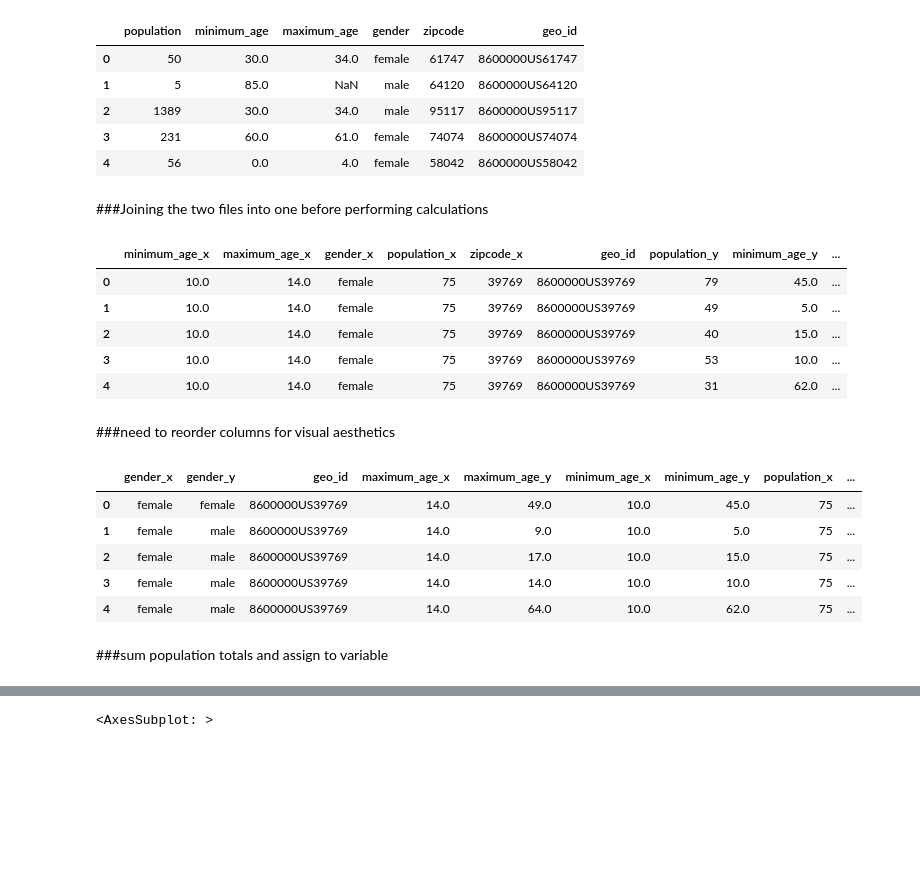
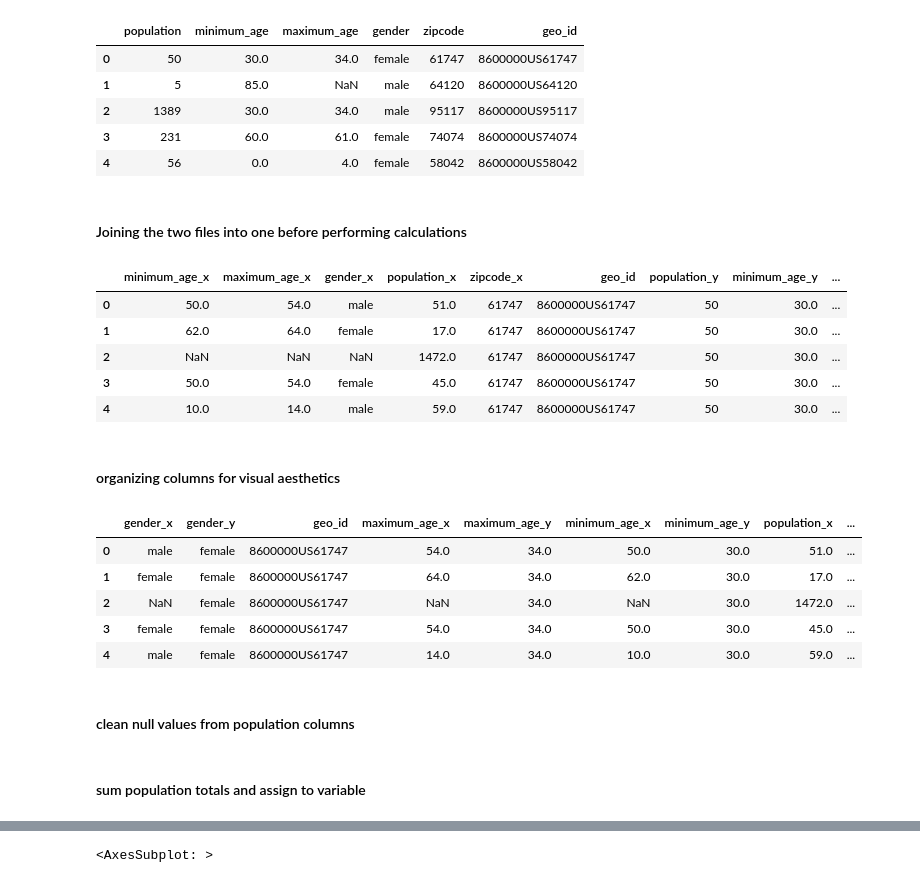
Before and after one commit to RobBecht/Population-Growth, a Jupyter notebook: PopGrowth.ipynb, the cells around one changed output, grey strips where cells are left out. Saved outputs shown, nothing was run; the diff lists cells and outputs as text; code cells hidden in the pictures; blank space fills up the shorter version.

```diff
--- a/PopGrowth.ipynb
+++ b/PopGrowth.ipynb
@@ -28,26 +30,28 @@ csv_two.head()
 | 3 | 231 | 60.0 | 61.0 | female | 74074 | 8600000US74074 |
 | 4 | 56 | 0.0 | 4.0 | female | 58042 | 8600000US58042 |
 # %% [markdown]
-###Joining the two files into one before performing calculations
+#### Joining the two files into one before performing calculations
 # %%
-merged_data = pd.merge(csv_one, csv_two, on='geo_id', how='inner')
+merged_data = pd.merge(csv_one, csv_two, on='geo_id', how='right')
 merged_data.head()
 # %% [output]
 |  | minimum_age_x | maximum_age_x | gender_x | population_x | zipcode_x | geo_id | population_y | minimum_age_y | ... |
-| 0 | 10.0 | 14.0 | female | 75 | 39769 | 8600000US39769 | 79 | 45.0 | ... |
-| 1 | 10.0 | 14.0 | female | 75 | 39769 | 8600000US39769 | 49 | 5.0 | ... |
-| 2 | 10.0 | 14.0 | female | 75 | 39769 | 8600000US39769 | 40 | 15.0 | ... |
-| 3 | 10.0 | 14.0 | female | 75 | 39769 | 8600000US39769 | 53 | 10.0 | ... |
-| 4 | 10.0 | 14.0 | female | 75 | 39769 | 8600000US39769 | 31 | 62.0 | ... |
+| 0 | 50.0 | 54.0 | male | 51.0 | 61747 | 8600000US61747 | 50 | 30.0 | ... |
+| 1 | 62.0 | 64.0 | female | 17.0 | 61747 | 8600000US61747 | 50 | 30.0 | ... |
+| 2 | NaN | NaN | NaN | 1472.0 | 61747 | 8600000US61747 | 50 | 30.0 | ... |
+| 3 | 50.0 | 54.0 | female | 45.0 | 61747 | 8600000US61747 | 50 | 30.0 | ... |
+| 4 | 10.0 | 14.0 | male | 59.0 | 61747 | 8600000US61747 | 50 | 30.0 | ... |
 # %% [markdown]
-###need to reorder columns for visual aesthetics
+#### organizing columns for visual aesthetics
 # %%
 merged_data = merged_data.reindex(sorted(merged_data.columns), axis=1)
 merged_data.head()
 # %% [output]
 |  | gender_x | gender_y | geo_id | maximum_age_x | maximum_age_y | minimum_age_x | minimum_age_y | population_x | ... |
-| 0 | female | female | 8600000US39769 | 14.0 | 49.0 | 10.0 | 45.0 | 75 | ... |
-| 1 | female | male | 8600000US39769 | 14.0 | 9.0 | 10.0 | 5.0 | 75 | ... |
-| 2 | female | male | 8600000US39769 | 14.0 | 17.0 | 10.0 | 15.0 | 75 | ... |
-| 3 | female | male | 8600000US39769 | 14.0 | 14.0 | 10.0 | 10.0 | 75 | ... |
-| 4 | female | male | 8600000US39769 | 14.0 | 64.0 | 10.0 | 62.0 | 75 | ... |
+| 0 | male | female | 8600000US61747 | 54.0 | 34.0 | 50.0 | 30.0 | 51.0 | ... |
+| 1 | female | female | 8600000US61747 | 64.0 | 34.0 | 62.0 | 30.0 | 17.0 | ... |
+| 2 | NaN | female | 8600000US61747 | NaN | 34.0 | NaN | 30.0 | 1472.0 | ... |
+| 3 | female | female | 8600000US61747 | 54.0 | 34.0 | 50.0 | 30.0 | 45.0 | ... |
+| 4 | male | female | 8600000US61747 | 14.0 | 34.0 | 10.0 | 30.0 | 59.0 | ... |
+# %% [markdown]
+#### clean null values from population columns
@@ -54,3 +61,3 @@ merged_data.head()
 # %% [markdown]
-###sum population totals and assign to variable
+#### sum population totals and assign to variable
 # %%
```
Also changed, not shown: parts of 14 cells of this notebook, 1 other file.
